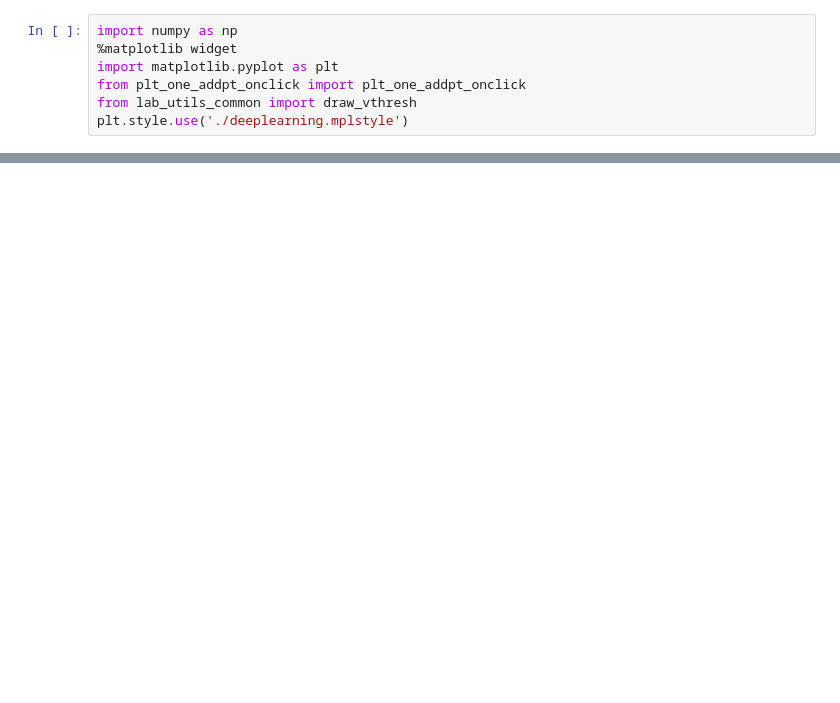
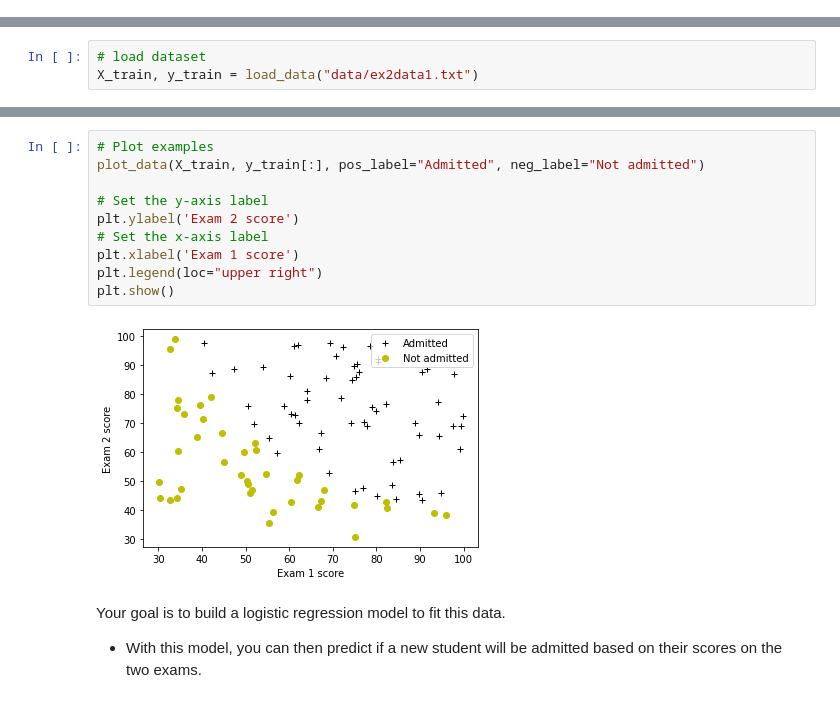
Before and after one commit to raviteja9849/Supervised-Learning-Algorithms, a Jupyter notebook: Logistic_Regression.ipynb, the cells around one changed output, grey strips where cells are left out. Drawn from its saved outputs; the diff is of its cells as text; blank space fills up the shorter version.

```diff
--- a/Logistic_Regression.ipynb
+++ b/Logistic_Regression.ipynb
@@ -9,7 +2,0 @@ In this ungraded lab, you will
-# %%
-import numpy as np
-%matplotlib widget
-import matplotlib.pyplot as plt
-from plt_one_addpt_onclick import plt_one_addpt_onclick
-from lab_utils_common import draw_vthresh
-plt.style.use('./deeplearning.mplstyle')
@@ -161,0 +69,3 @@ You have explored the use of the sigmoid function in logistic regression.
+# %%
+# load dataset
+X_train, y_train = load_data("data/ex2data1.txt")
@@ -161,0 +118,15 @@ You have explored the use of the sigmoid function in logistic regression.
+# %%
+# Plot examples
+plot_data(X_train, y_train[:], pos_label="Admitted", neg_label="Not admitted")
+
+# Set the y-axis label
+plt.ylabel('Exam 2 score')
+# Set the x-axis label
+plt.xlabel('Exam 1 score')
+plt.legend(loc="upper right")
+plt.show()
+# %% [output]
+[figure, added]
+# %% [markdown]
+Your goal is to build a logistic regression model to fit this data.
+- With this model, you can then predict if a new student will be admitted based on their scores on the two exams.
```
Also changed, not shown: parts of 105 cells of this notebook.
